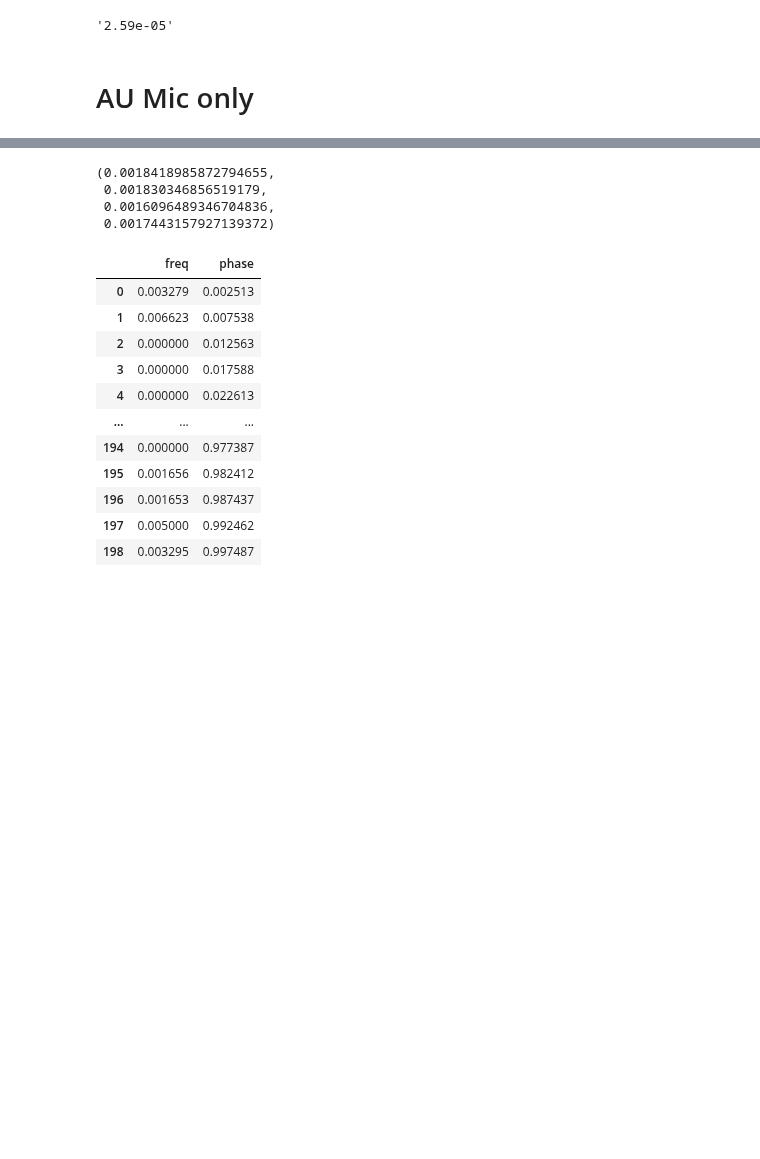
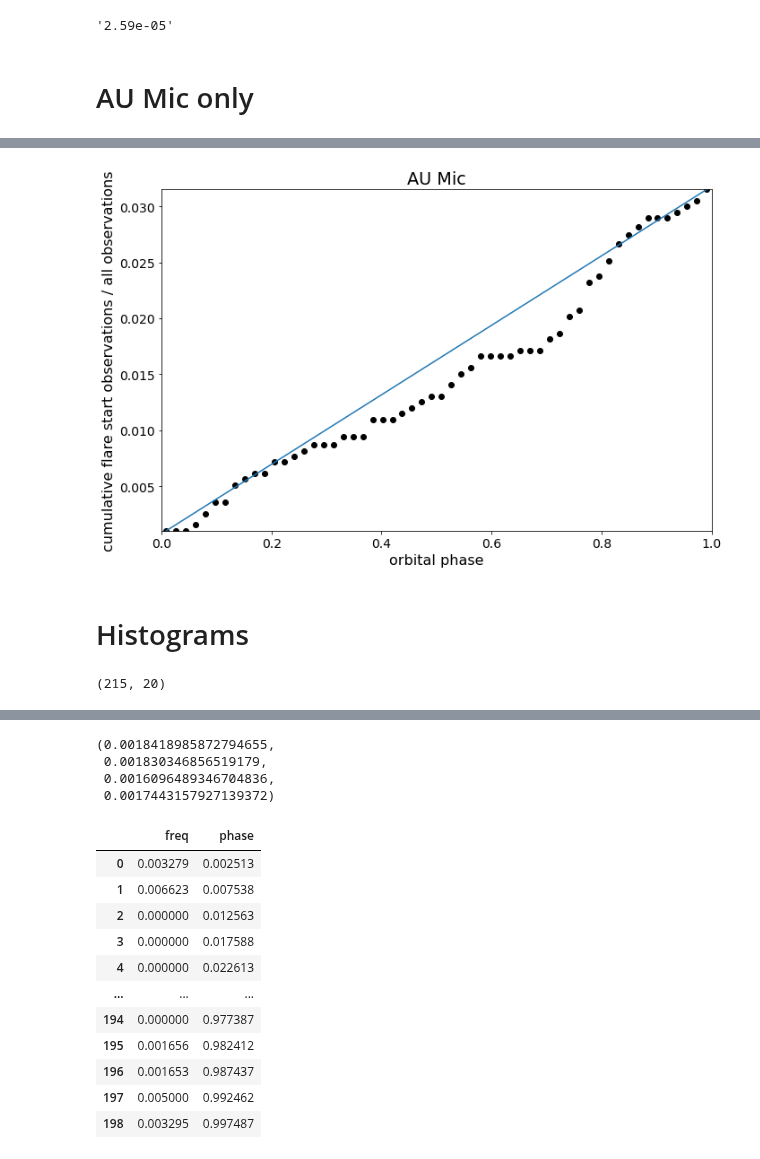
Before and after one commit to ekaterinailin/flaring-spi, a Jupyter notebook: notebooks/phase_coverage.ipynb, the cells around one changed output, grey strips where cells are left out. Cells and saved outputs as stored; diff of their text form; code cells hidden in the pictures; blank space fills up the shorter version.

```diff
--- a/notebooks/phase_coverage.ipynb
+++ b/notebooks/phase_coverage.ipynb
@@ -112,0 +131,9 @@ bins = np.linspace(0,1,216)
+# %%
+phases = []
+for j, row in aumic.iterrows():
+    try:
+        lc = pd.read_csv(f"../results/observedtimes/AU Mic_{row.qcs}_0_TESS.csv")
+        phases.append(lc.phase[np.argmin(np.abs(lc.time-row.tstart))])
+    except Exception as e:
+        print(e)
+        phases.append(np.nan)
@@ -112,0 +145,17 @@ bins = np.linspace(0,1,216)
+# %%
+plt.figure(figsize=(11,7))
+plt.scatter((bins[:-1]+bins[1:]) / 2,
+             cumfreq, #(counts / aumicphases.sum(axis=1).values),
+            # yerr = np.sqrt(counts) / aumicphases.sum(axis=1).values,
+             c='k')#,fmt="o")
+plt.plot((bins[:-1]+bins[1:]) / 2,lin)
+plt.xlim(0,1)
+plt.ylabel("cumulative flare start observations / all observations")
+plt.xlabel("orbital phase")
+plt.title("AU Mic")
+plt.ylim(cumfreq[0],np.max(cumfreq))
+plt.savefig("../results/plots/AUMic_cumulative_flare_phases_27sec_only_57largest.png", dpi=300)
+# %% [output]
+[figure, added]
+# %% [markdown]
+# Histograms
@@ -112,0 +167,4 @@ bins = np.linspace(0,1,216)
+# %%
+aumic.shape
+# %% [output]
+(215, 20)
```
Also changed, not shown: parts of 24 cells of this notebook, 3 other files.
